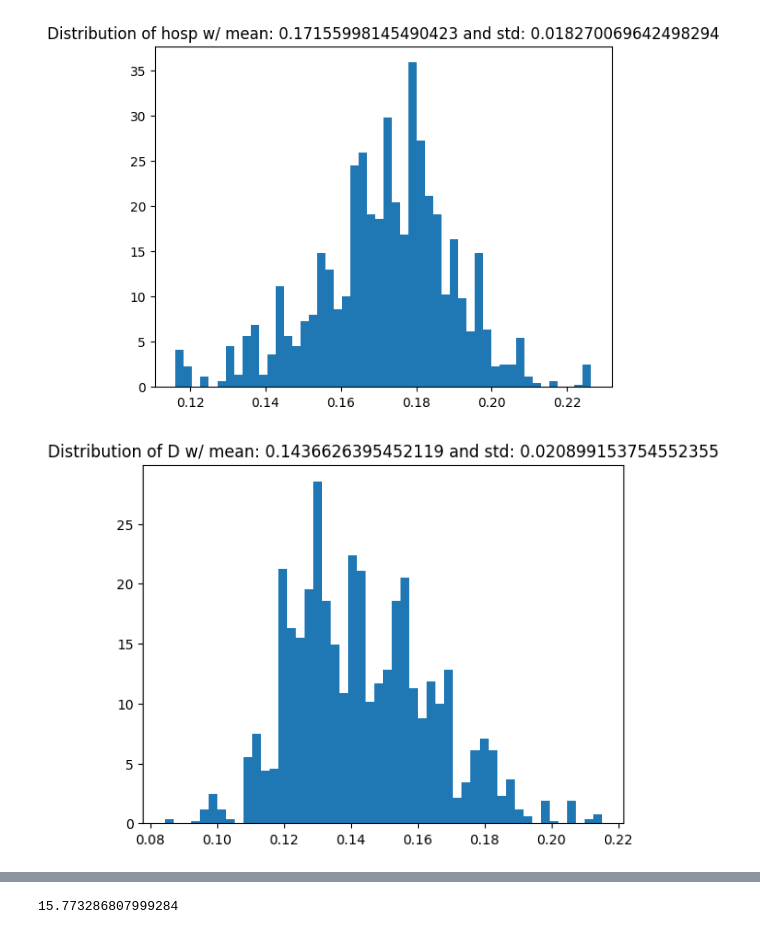
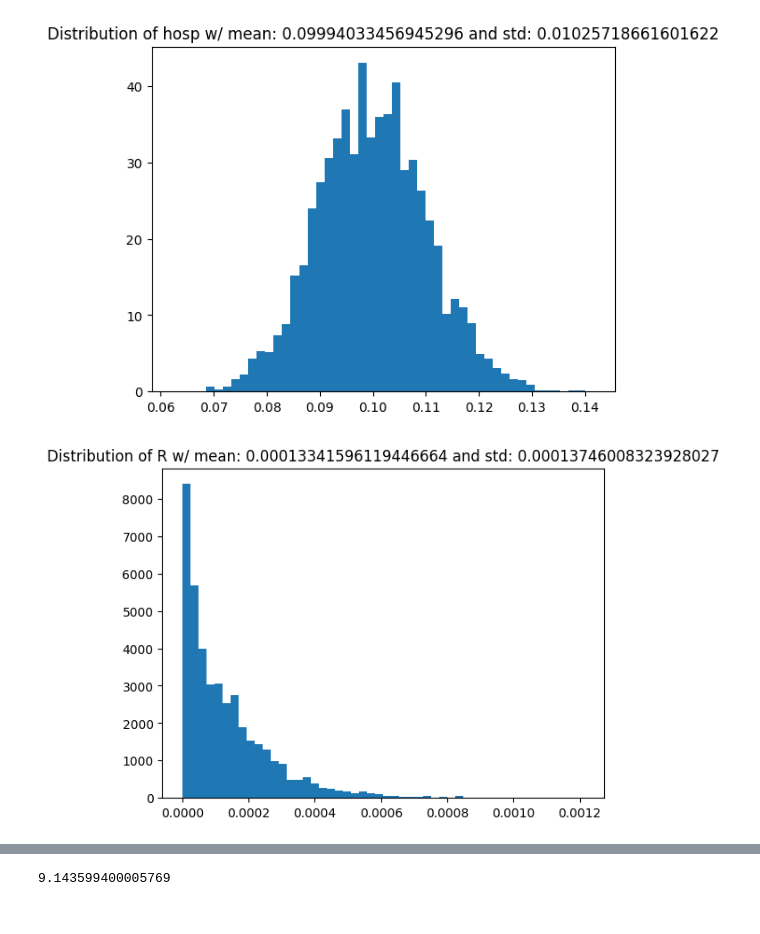
Before and after one commit to Averydx/PMCMC, a Jupyter notebook: examples/PMCMC_real_data.ipynb, the cells around one changed output, grey strips where cells are left out. Drawn from its saved outputs; the diff is of its cells as text; code cells hidden in the pictures.

```diff
--- a/examples/PMCMC_real_data.ipynb
+++ b/examples/PMCMC_real_data.ipynb
@@ -16,11 +16,12 @@ data = pd.read_csv('../data_sets/AZ_FLU_HOSPITALIZATIONS.csv',index_col = False)
 data = np.expand_dims(data,0)
 # %%
 def SIRH_model(particles,observations,t,dt,model_params,rng):
-    hosp,D,mu,sig = model_params
+    hosp,R,mu,sig = model_params
 
     lam = 1/7
-    L = 1/100
-    gamma = 1/1_000
+    D = 1/5
+    L = 0.
+    gamma = 50/10_000
 
     A = np.exp(-lam * dt)
     M = mu * (np.exp(-lam * dt) - 1)
@@ -48,7 +49,8 @@ def SIRH_model(particles,observations,t,dt,model_params,rng):
     return particles,observations
 
 def SIRH_Obs(data_point, particle_observations, model_params):
-    weights = poisson_logpmf(k = data_point, mu = particle_observations[:,0] + 0.005)
+    r = 1/model_params[1]
+    weights = nbinom_logpmf(x = data_point,p = r/(r + particle_observations[:,0] + 0.005),n = np.array([r]))
     return weights
 # %%
 def SIRH_init(num_particles, model_dim, rng):
@@ -60,7 +62,7 @@ def SIRH_init(num_particles, model_dim, rng):
     particles_0[:,1] = I_init
     particles_0[:,2] = 8
     particles_0[:,3] = R_init
-    particles_0[:,4] = rng.uniform(0.2,0.8, size = (num_particles,))
+    particles_0[:,4] = rng.uniform(0.0,0.4, size = (num_particles,))
 
 
     return particles_0
@@ -77,8 +79,8 @@ def uniform_numba_logpdf(theta,min_val,max_val):
 
 def sirh_prior(theta):
     return uniform_numba_logpdf(theta[0],min_val= 0.,max_val= 1.) + \
-    uniform_numba_logpdf(theta[1],min_val = 1/20.,max_val = 1/2.) + \
-    uniform_numba_logpdf(theta[2],min_val = -2.,max_val=-1.) + \
+    uniform_numba_logpdf(theta[1],min_val = 0.,max_val = 1/2.) + \
+    uniform_numba_logpdf(theta[2],min_val= -2,max_val=-0.7) + \
     uniform_numba_logpdf(theta[3],min_val = 0.,max_val=5.)
 
 
@@ -87,10 +89,10 @@ def sirh_prior(theta):
 pmcmc_params = {'iterations':100_000,
                 'init_params':np.array([0.1,0.1,-1.,0.01]),
                 'prior':sirh_prior,
-                'init_cov':  np.diag([0.01,0.01,0.01,0.01]),
-                'burn_in':1_000}
+                'init_cov':  np.diag([0.001,0.001,0.001,0.001]),
+                'burn_in':2_000}
 
-pf_params = {'num_particles':1_000,
+pf_params = {'num_particles':500,
                       'dt':1.,
                       'model':SIRH_model,
                       'observation_model':SIRH_Obs,
@@ -127,5 +130,5 @@ iteration: 2720| Acceptance rate: 0.26066176470588237| Log-Likelihood: -877.1303
 # %%
-burn_in = 8000
+burn_in = 30000
 
 MLE = np.argmax(pmcmc_output['Log Likelihood'])
 
@@ -145,19 +148,19 @@ The Maximum Likelihood Estimate is [ 0.18056158  0.13262016 -1.58098974  0.18108
 # %%
 plt.title(f"Distribution of hosp w/ mean: {np.mean(pmcmc_output['accepted_params'][0,burn_in:])} and std: {np.std(pmcmc_output['accepted_params'][0,burn_in:])}")
 plt.hist(pmcmc_output['accepted_params'][0,burn_in:],density=True,bins = 50)
 plt.show()
 
-plt.title(f"Distribution of D w/ mean: {np.mean((pmcmc_output['accepted_params'][1,burn_in:]))} and std: {np.std((pmcmc_output['accepted_params'][1,burn_in:]))}")
+plt.title(f"Distribution of R w/ mean: {np.mean((pmcmc_output['accepted_params'][1,burn_in:]))} and std: {np.std((pmcmc_output['accepted_params'][1,burn_in:]))}")
 plt.hist((pmcmc_output['accepted_params'][1,burn_in:]),density=True,bins = 50)
 plt.show()
 
 plt.title(f"Distribution of $\\mu$ w/ mean: {np.mean((pmcmc_output['accepted_params'][2,burn_in:]))} and std: {np.std((pmcmc_output['accepted_params'][2,burn_in:]))}")
 plt.hist((pmcmc_output['accepted_params'][2,burn_in:]),density=True,bins = 50)
 plt.show()
 
 plt.title(f"Distribution of $\\sigma$ w/ mean: {np.mean((pmcmc_output['accepted_params'][3,burn_in:]))} and std: {np.std((pmcmc_output['accepted_params'][3,burn_in:]))}")
 plt.hist((pmcmc_output['accepted_params'][3,burn_in:]),density=True,bins = 50)
 plt.show()
 # %% [output]
-[figure, old version]
+[figure, new version]
-[figure, old version]
+[figure, new version]
@@ -191,7 +194,7 @@ output = particlefilter(data = data,
 
 print(perf_counter() - t)
 # %% [output]
-15.773286807999284
+9.143599400005769
 # %%
 '''Plots using the Expectation of the parameters and running the filter. '''
 print(f" Log Likelihood : {np.sum(output['Log_likelihood'])}")
```
Also changed, not shown: parts of 5 cells of this notebook, 11 other files.
